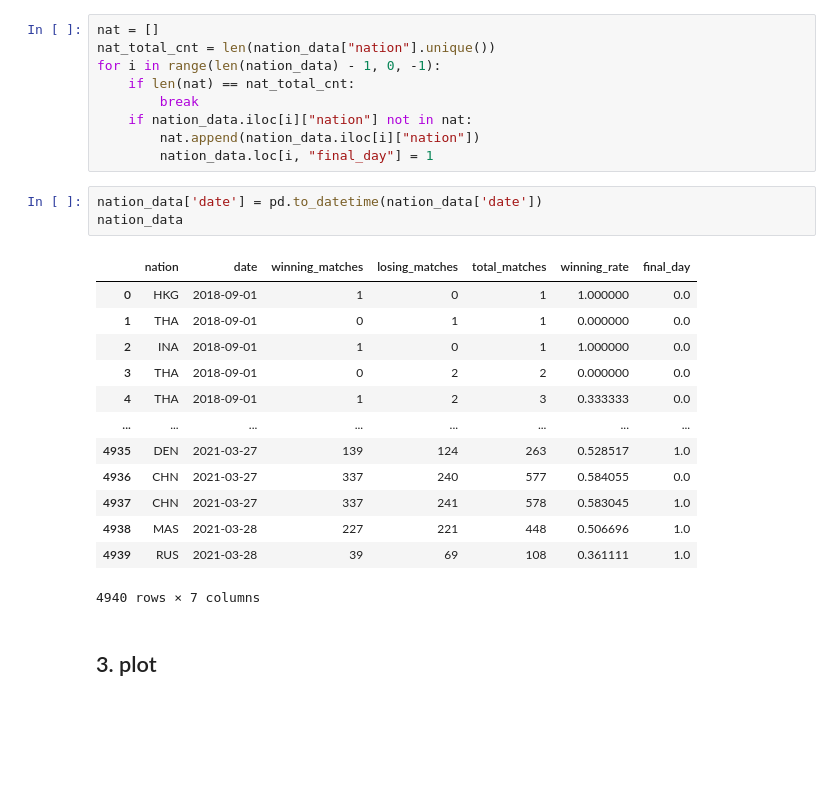
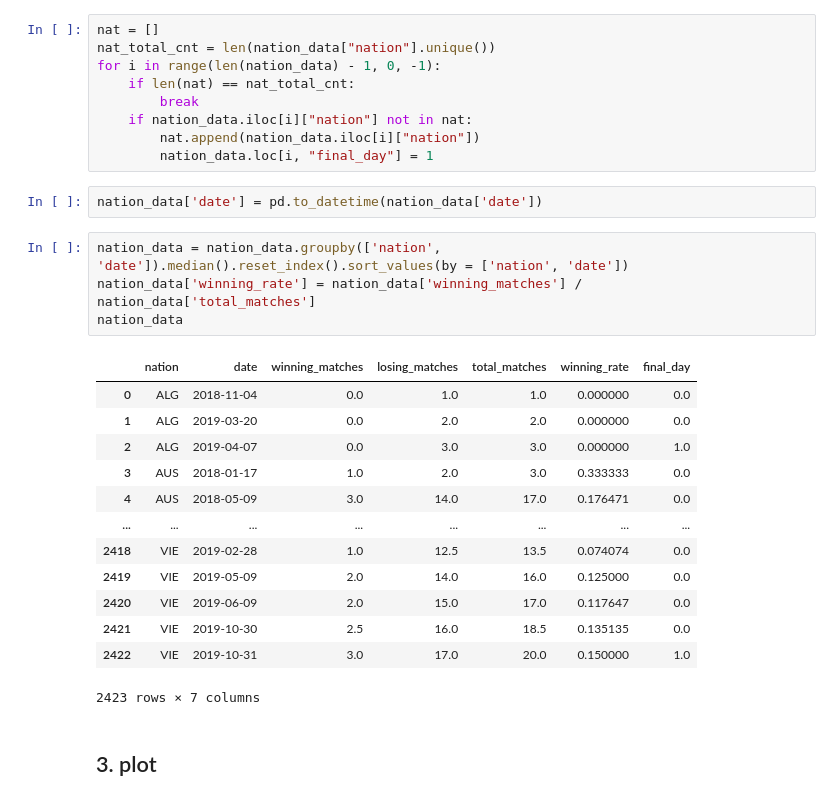
Before and after one commit to SI649-Group7/project, a Jupyter notebook: SI649_winning_rate_nation.ipynb, the cells around one changed output. Drawn from its saved outputs; the diff is of its cells as text; blank space fills up the shorter version.

Commit message:
update: country winning rate

```diff
--- a/SI649_winning_rate_nation.ipynb
+++ b/SI649_winning_rate_nation.ipynb
@@ -98,21 +98,24 @@ for i in range(len(nation_data) - 1, 0, -1):
         nation_data.loc[i, "final_day"] = 1
 # %%
 nation_data['date'] = pd.to_datetime(nation_data['date'])
-nation_data
-# %% [output]
-|  | nation | date | winning_matches | losing_matches | total_matches | winning_rate | final_day |
-| 0 | HKG | 2018-09-01 | 1 | 0 | 1 | 1.000000 | 0.0 |
-| 1 | THA | 2018-09-01 | 0 | 1 | 1 | 0.000000 | 0.0 |
-| 2 | INA | 2018-09-01 | 1 | 0 | 1 | 1.000000 | 0.0 |
-| 3 | THA | 2018-09-01 | 0 | 2 | 2 | 0.000000 | 0.0 |
-| 4 | THA | 2018-09-01 | 1 | 2 | 3 | 0.333333 | 0.0 |
-| ... | ... | ... | ... | ... | ... | ... | ... |
-| 4935 | DEN | 2021-03-27 | 139 | 124 | 263 | 0.528517 | 1.0 |
-| 4936 | CHN | 2021-03-27 | 337 | 240 | 577 | 0.584055 | 0.0 |
-| 4937 | CHN | 2021-03-27 | 337 | 241 | 578 | 0.583045 | 1.0 |
-| 4938 | MAS | 2021-03-28 | 227 | 221 | 448 | 0.506696 | 1.0 |
-| 4939 | RUS | 2021-03-28 | 39 | 69 | 108 | 0.361111 | 1.0 |
-4940 rows × 7 columns
+# %%
+nation_data = nation_data.groupby(['nation', 'date']).median().reset_index().sort_values(by = ['nation', 'date'])
+nation_data['winning_rate'] = nation_data['winning_matches'] / nation_data['total_matches']
+nation_data
+# %% [output]
+|  | nation | date | winning_matches | losing_matches | total_matches | winning_rate | final_day |
+| 0 | ALG | 2018-11-04 | 0.0 | 1.0 | 1.0 | 0.000000 | 0.0 |
+| 1 | ALG | 2019-03-20 | 0.0 | 2.0 | 2.0 | 0.000000 | 0.0 |
+| 2 | ALG | 2019-04-07 | 0.0 | 3.0 | 3.0 | 0.000000 | 1.0 |
+| 3 | AUS | 2018-01-17 | 1.0 | 2.0 | 3.0 | 0.333333 | 0.0 |
+| 4 | AUS | 2018-05-09 | 3.0 | 14.0 | 17.0 | 0.176471 | 0.0 |
+| ... | ... | ... | ... | ... | ... | ... | ... |
+| 2418 | VIE | 2019-02-28 | 1.0 | 12.5 | 13.5 | 0.074074 | 0.0 |
+| 2419 | VIE | 2019-05-09 | 2.0 | 14.0 | 16.0 | 0.125000 | 0.0 |
+| 2420 | VIE | 2019-06-09 | 2.0 | 15.0 | 17.0 | 0.117647 | 0.0 |
+| 2421 | VIE | 2019-10-30 | 2.5 | 16.0 | 18.5 | 0.135135 | 0.0 |
+| 2422 | VIE | 2019-10-31 | 3.0 | 17.0 | 20.0 | 0.150000 | 1.0 |
+2423 rows × 7 columns
 # %% [markdown]
 ## 3. plot
 # %%
```
Also changed, not shown: parts of 2 cells of this notebook.
